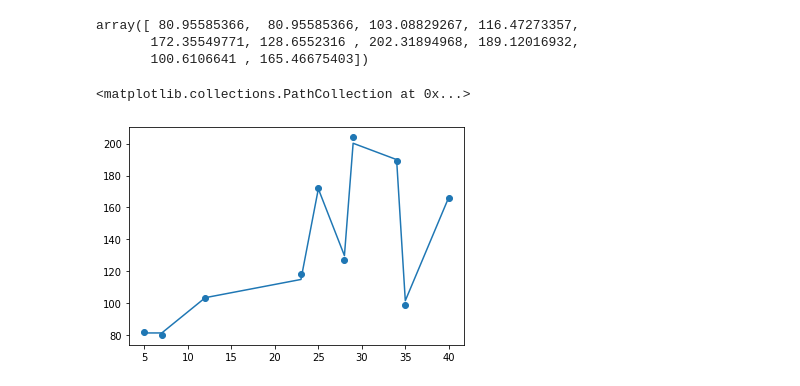
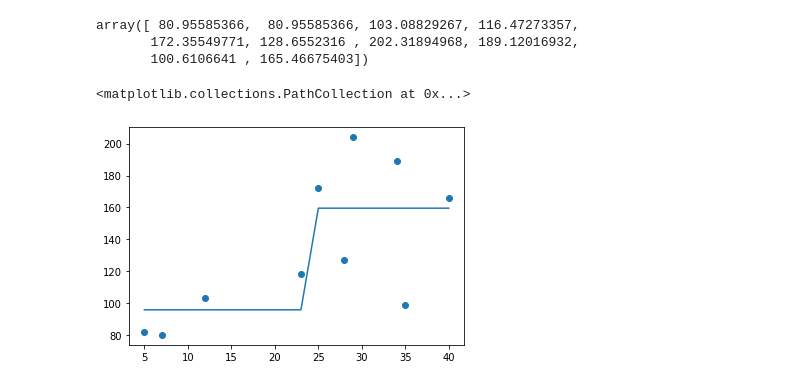
Before and after one commit to APNovichkov/python-ml, a Jupyter notebook: ensemble-methods/lesson/lesson.ipynb, the cells around one changed output. Saved outputs shown, nothing was run; the diff lists cells and outputs as text; code cells hidden in the pictures.

```diff
--- a/ensemble-methods/lesson/lesson.ipynb
+++ b/ensemble-methods/lesson/lesson.ipynb
@@ -171,8 +171,8 @@ array([ 80.95585366,  80.95585366, 103.08829267, 116.47273357,
        172.35549771, 128.6552316 , 202.31894968, 189.12016932,
        100.6106641 , 165.46675403])
 # %%
-plt.plot(X, booster(X,Y,40))
+plt.plot(X, booster(X,Y,2))
 plt.scatter(X,Y)
 # %% [output]
 <matplotlib.collections.PathCollection at 0x...>
-[figure, old version]
+[figure, new version]
```
Also changed, not shown: parts of 3 cells of this notebook, 2 other files.
